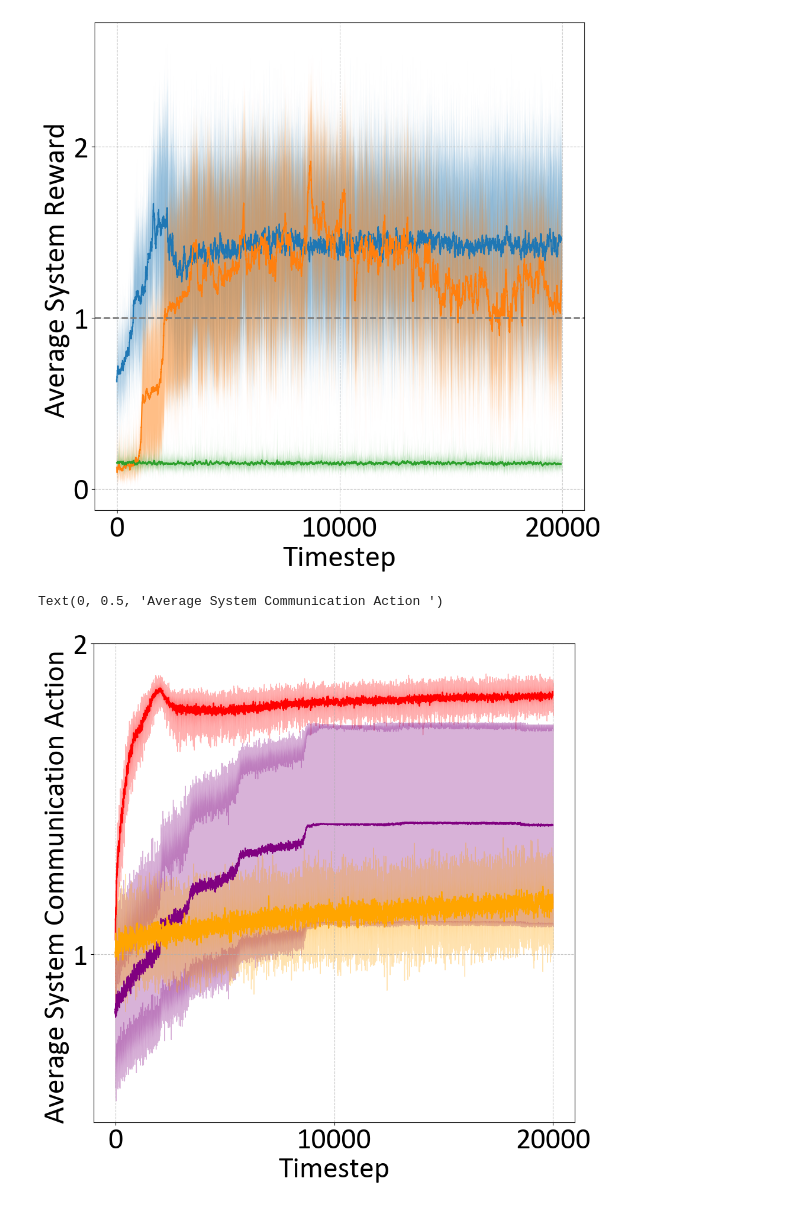
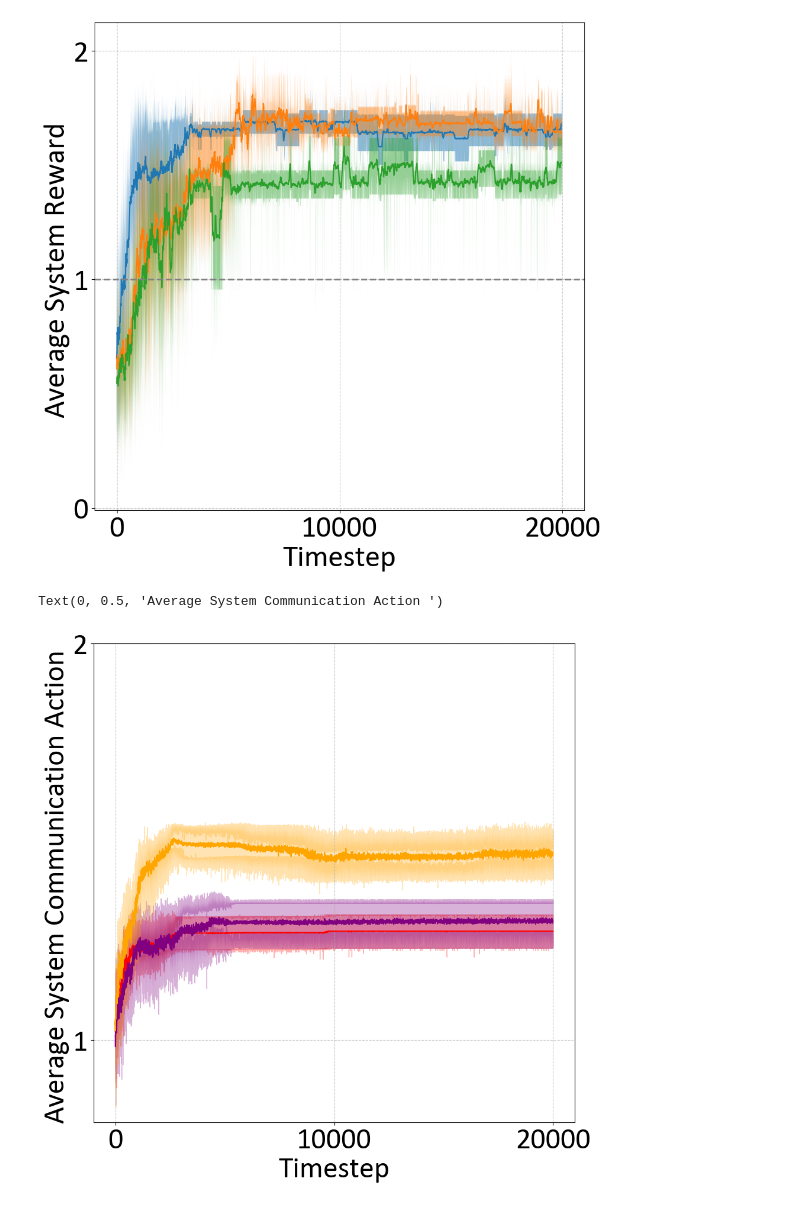
Before and after one commit to akhimoche/coop-form-marl, a Jupyter notebook: graph_test.ipynb, the cells around one changed output. Drawn from its saved outputs; the diff is of its cells as text; code cells hidden in the pictures.

Commit message:
updated data

```diff
--- a/graph_test.ipynb
+++ b/graph_test.ipynb
@@ -6,13 +6,18 @@ from matplotlib import rcParams
 # Set default font for the entire plot
 plt.rc('font', family='calibri', size=12)
 # set parameters
-n= 30
-n1 = n
-n2 = n
-n3 = n
-t1 = 5
-t2 = 10
-t3 = 15
+
+# 50%
+nl1 = 6
+ns1 = 10
+
+# 100%
+nl2 = 8
+ns2 = 8
+
+# 150%
+nl3 = 10
+ns3 = 6
 z_level= 1
 
 def moving_average(arr, window_size):
@@ -27,19 +32,19 @@ def moving_average(arr, window_size):
 
 
 # load simulation results
-cum_rew_1 = np.load(f'data/base_comm/n{n1}t{t1}_cum_rew.npy')
+cum_rew_1 = np.load(f'data/base_comm_dummy/nl{nl1}ns{ns1}t{8}_cum_rew.npy')
 mean1 = np.mean(cum_rew_1, axis=0) # average over sims
 s_dev1 = np.std(cum_rew_1, axis=0)
 lower_bound1 = mean1 - z_level * (s_dev1 / np.sqrt(cum_rew_1.shape[0]))
 upper_bound1 = mean1 + z_level  * (s_dev1 / np.sqrt(cum_rew_1.shape[0]))
 
-cum_rew_2 = np.load(f'data/base_comm/n{n2}t{t2}_cum_rew.npy')
+cum_rew_2 = np.load(f'data/base_comm_dummy/nl{nl2}ns{ns2}t{8}_cum_rew.npy')
 mean2 = np.mean(cum_rew_2, axis=0) # average over sims
 s_dev2 = np.std(cum_rew_2, axis=0)
 lower_bound2 = mean2 - z_level  * (s_dev2 / np.sqrt(cum_rew_2.shape[0]))
 upper_bound2 = mean2 + z_level  * (s_dev2 / np.sqrt(cum_rew_2.shape[0]))
 
-cum_rew_3 = np.load(f'data/base_comm/n{n3}t{t3}_cum_rew.npy')
+cum_rew_3 = np.load(f'data/base_comm_dummy/nl{nl3}ns{ns3}t{8}_cum_rew.npy')
 mean3 = np.mean(cum_rew_3, axis=0) # average over sims
 s_dev3 = np.std(cum_rew_3, axis=0)
 lower_bound3 = mean3 - z_level  * (s_dev3 / np.sqrt(cum_rew_3.shape[0]))
@@ -72,11 +77,11 @@ plt.axhline(y=1, color='grey', linestyle='--', linewidth=2, label='LoMC')
 #legend = plt.legend(loc='upper center', bbox_to_anchor=(0.5, 1.22), fontsize=fs, ncol=2,frameon =False )
 plt.grid(True, linestyle='--', alpha=0.7)
 # %% [output]
-[figure, old version]
+[figure, new version]
 # %%
-actions_1 = np.load(f'data/base_comm/n{n1}t{t1}_actions.npy')
-actions_2 = np.load(f'data/base_comm/n{n2}t{t2}_actions.npy')
-actions_3 = np.load(f'data/base_comm/n{n3}t{t3}_actions.npy')
+actions_1 = np.load(f'data/base_comm_dummy/nl{nl1}ns{ns1}t{8}_actions.npy')
+actions_2 = np.load(f'data/base_comm_dummy/nl{nl2}ns{ns2}t{8}_actions.npy')
+actions_3 = np.load(f'data/base_comm_dummy/nl{nl3}ns{ns3}t{8}_actions.npy')
 
 fig, ax = plt.subplots(figsize=(10.5, 10.5))
 
@@ -97,32 +102,32 @@ mean_zeta3 = np.mean(mean_actions3, axis=0) # avg over sims
 s_dev_zeta3 = np.std(mean_actions3, axis=0)# std dev over sims
 lower_bound_zeta3 = mean_zeta3 - 1 * (s_dev_zeta3/ np.sqrt(mean_actions3.shape[0]))
 upper_bound_zeta3 = mean_zeta3 + 1  * (s_dev_zeta3/ np.sqrt(mean_actions3.shape[0]))
 
 plt.plot(moving_average(mean_zeta1, 10), color = 'red', label = 'k=5')
 plt.plot(moving_average(mean_zeta2, 10) , color = 'purple', label = 'k=10')
 plt.plot(moving_average(mean_zeta3, 10), color = 'orange', label = 'k=15')
 ax.fill_between(range(len(mean_zeta1)), lower_bound_zeta1, upper_bound_zeta1, alpha=0.3, color='red')
 ax.fill_between(range(len(mean_zeta2)), lower_bound_zeta2, upper_bound_zeta2, alpha=0.3, color='purple')
 ax.fill_between(range(len(mean_zeta3)), lower_bound_zeta3, upper_bound_zeta3, alpha=0.3, color='orange')
 
 
 plt.grid(True, linestyle='--', alpha=0.7)
 
 plt.xticks(fontsize=fs)  # Adjust the fontsize as needed
 plt.yticks(fontsize=fs)  # Adjust the fontsize as needed
 
 plt.xticks(np.arange(0, 20000+1, 10000))  # ticks at -1, -0.5, 0, 0.5, 1
 plt.yticks(np.linspace(1, 2.0, 2))  # ticks at -1, -0.5, 0, 0.5, 1
 
 fig = plt.gcf()
 fig.set_size_inches(10.5, 10.5)
 
 # plot cum rew graphs
 plt.xlabel('Timestep', fontsize=fs)
 plt.ylabel('Average System Communication Action ', fontsize=fs)
 
 #legend = plt.legend(loc='upper center', bbox_to_anchor=(0.5, 1.22), fontsize=fs, ncol=2,frameon =False )
 # %% [output]
 Text(0, 0.5, 'Average System Communication Action ')
-[figure, old version]
+[figure, new version]
 # %%
```
Also changed, not shown: parts of 2 cells of this notebook, 52 other files.
